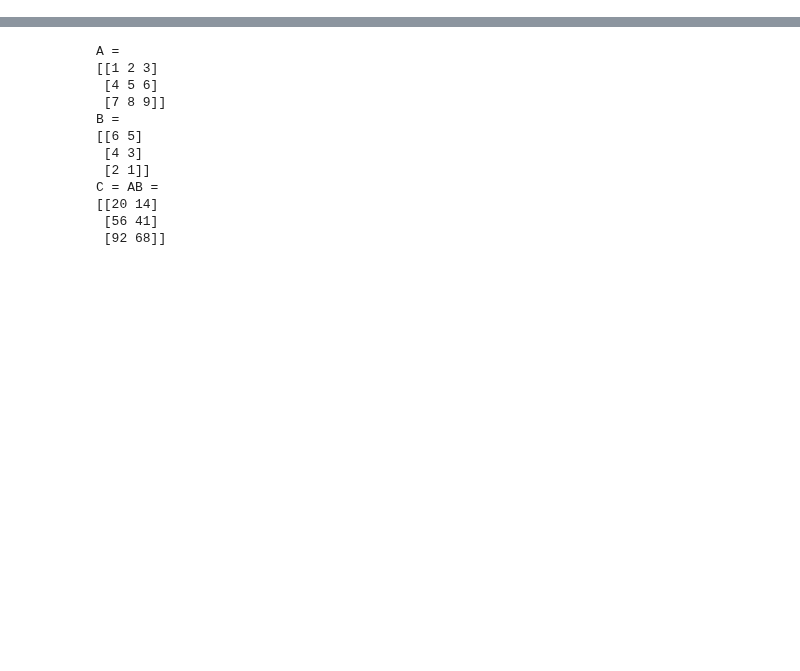
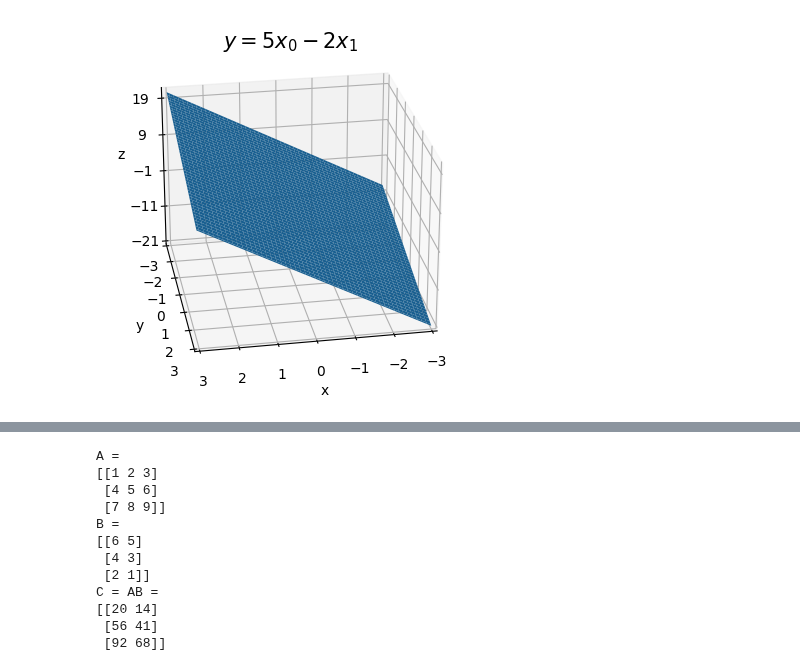
Before and after one commit to rkingery/ml-book, a Jupyter notebook: notebooks/linear-systems.ipynb, the cells around one changed output, grey strips where cells are left out. Drawn from its saved outputs; the diff is of its cells as text; code cells hidden in the pictures; blank space fills up the shorter version.

```diff
--- a/notebooks/linear-systems.ipynb
+++ b/notebooks/linear-systems.ipynb
@@ -200,0 +40,10 @@ Graphically, a unique solution means that the $n$ *hyperplanes* defined by the $
+# %%
+#| fig-align: center
+a0, a1 = 5, -2
+x0 = np.linspace(-3, 3, 100)
+x1 = np.linspace(-3, 3, 100)
+f = lambda x0, x1: a0 * x0 + a1 * x1
+plot_function_3d(x0, x1, f, azim=80, elev=25, ticks_every=[1, 1, 10],
+                 titlepad=6, labelpad=3, title=f'$y=5x_0 - 2x_1$')
+# %% [output]
+[figure, added]
```
Also changed, not shown: parts of 57 cells of this notebook, 14 other files.
